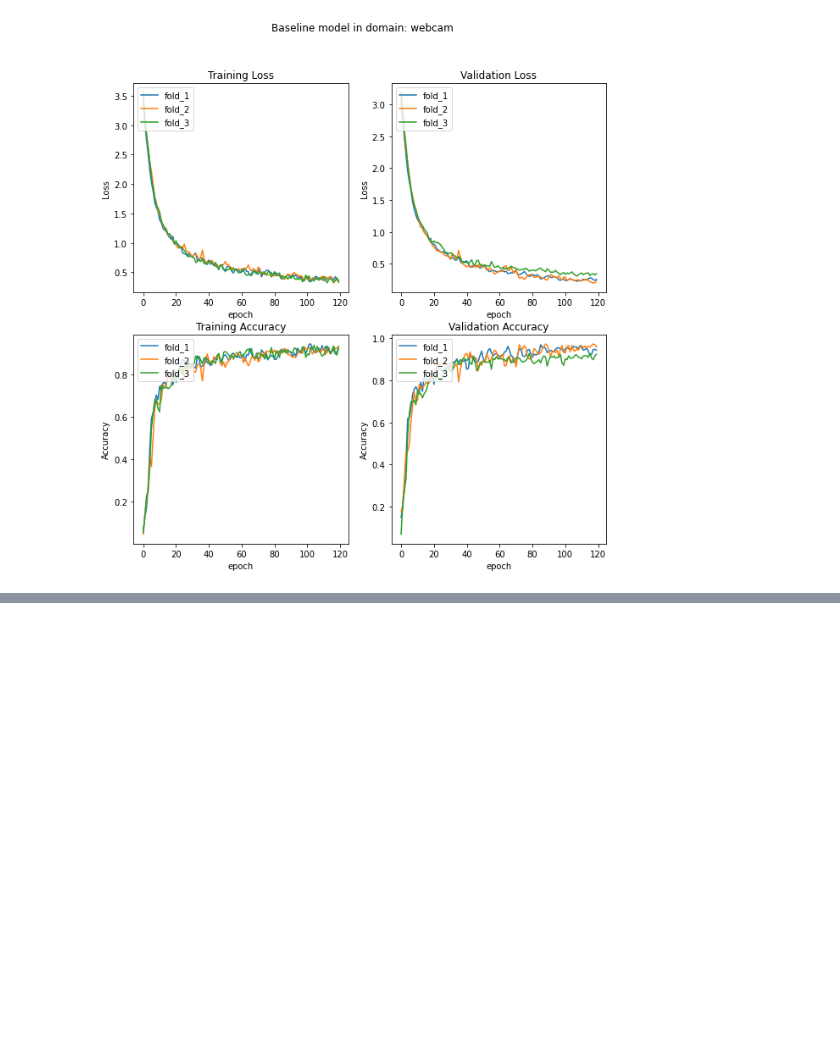
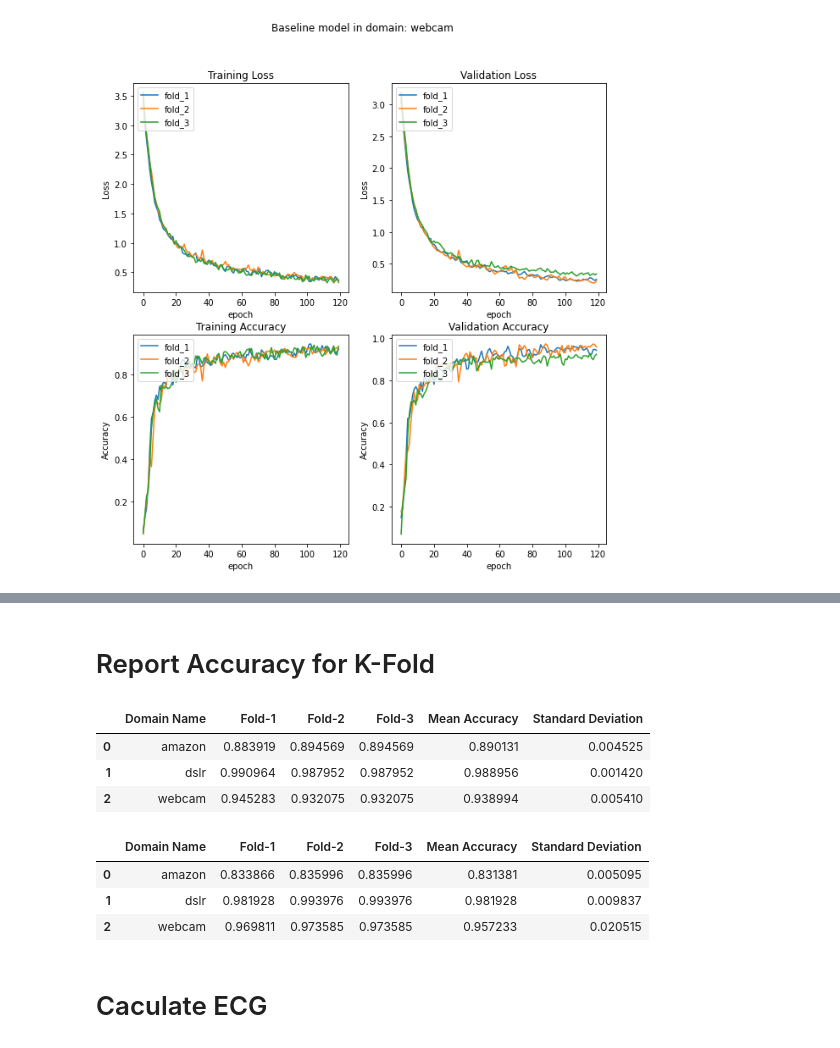
Before and after one commit to TuanAnhNguyen14111998/domain_calibration, a Jupyter notebook: src/notebook/visualize_result.ipynb, the cells around one changed output, grey strips where cells are left out. Cells and saved outputs as stored; diff of their text form; code cells hidden in the pictures; blank space fills up the shorter version.

```diff
--- a/src/notebook/visualize_result.ipynb
+++ b/src/notebook/visualize_result.ipynb
@@ -211,0 +148,2 @@ int(preds[0].detach().numpy())
+# %% [markdown]
+# Report Accuracy for K-Fold
@@ -211,0 +230,77 @@ int(preds[0].detach().numpy())
+# %%
+for domain in dictionary_metrics:
+    train_paths = f"/Users/tuananh/tuananh/domain_calibration/experiments/Office/{domain}/*_train_*.txt"
+    train_text_paths = glob.glob(train_paths)
+
+    val_paths = f"/Users/tuananh/tuananh/domain_calibration/experiments/Office/{domain}/*_val_*.txt"
+    val_text_paths = glob.glob(val_paths)
+
+    dictionary_metrics[domain] = get_metrics(train_text_paths, val_text_paths)
+# %%
+def report_result(df):
+    keys = ["fold_0", "fold_1", "fold_2"]
+    optimize_values = []
+    for key in keys:
+        optimize_values.append(df[key].max())
+
+    return optimize_values
+# %%
+# Report for training
+domain_names = ["amazon", "dslr", "webcam"]
+
+dictionary = {
+    "Domain Name": [],
+    "Fold-1": [],
+    "Fold-2": [],
+    "Fold-3": [],
+    "Mean Accuracy": [],
+    "Standard Deviation": [],
+}
+for domain_name in domain_names:
+    optimize_values = report_result(dictionary_metrics[domain_name][2])
+    mean_value = np.mean(optimize_values)
+    std_values = np.std(optimize_values)
+
+    dictionary['Domain Name'].append(domain_name)
+    dictionary['Mean Accuracy'].append(mean_value)
+    dictionary['Standard Deviation'].append(std_values)
+    dictionary['Fold-1'].append(optimize_values[0])
+    dictionary['Fold-2'].append(optimize_values[1])
+    dictionary['Fold-3'].append(optimize_values[1])
+pd.DataFrame(dictionary)
+# %% [output]
+|  | Domain Name | Fold-1 | Fold-2 | Fold-3 | Mean Accuracy | Standard Deviation |
+| 0 | amazon | 0.883919 | 0.894569 | 0.894569 | 0.890131 | 0.004525 |
+| 1 | dslr | 0.990964 | 0.987952 | 0.987952 | 0.988956 | 0.001420 |
+| 2 | webcam | 0.945283 | 0.932075 | 0.932075 | 0.938994 | 0.005410 |
+# %%
+# Report for training
+domain_names = ["amazon", "dslr", "webcam"]
+
+dictionary = {
+    "Domain Name": [],
+    "Fold-1": [],
+    "Fold-2": [],
+    "Fold-3": [],
+    "Mean Accuracy": [],
+    "Standard Deviation": [],
+}
+for domain_name in domain_names:
+    optimize_values = report_result(dictionary_metrics[domain_name][3])
+    mean_value = np.mean(optimize_values)
+    std_values = np.std(optimize_values)
+
+    dictionary['Domain Name'].append(domain_name)
+    dictionary['Mean Accuracy'].append(mean_value)
+    dictionary['Standard Deviation'].append(std_values)
+    dictionary['Fold-1'].append(optimize_values[0])
+    dictionary['Fold-2'].append(optimize_values[1])
+    dictionary['Fold-3'].append(optimize_values[1])
+pd.DataFrame(dictionary)
+# %% [output]
+|  | Domain Name | Fold-1 | Fold-2 | Fold-3 | Mean Accuracy | Standard Deviation |
+| 0 | amazon | 0.833866 | 0.835996 | 0.835996 | 0.831381 | 0.005095 |
+| 1 | dslr | 0.981928 | 0.993976 | 0.993976 | 0.981928 | 0.009837 |
+| 2 | webcam | 0.969811 | 0.973585 | 0.973585 | 0.957233 | 0.020515 |
+# %% [markdown]
+# Caculate ECG
```
Also changed, not shown: parts of 13 cells of this notebook, 1 other file.
